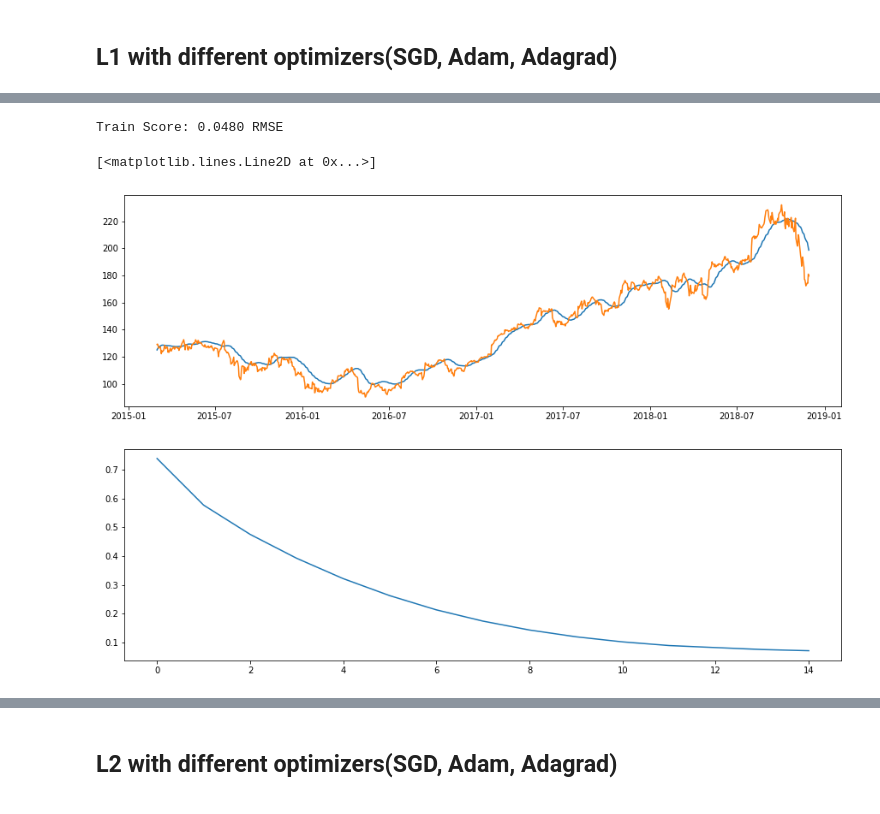
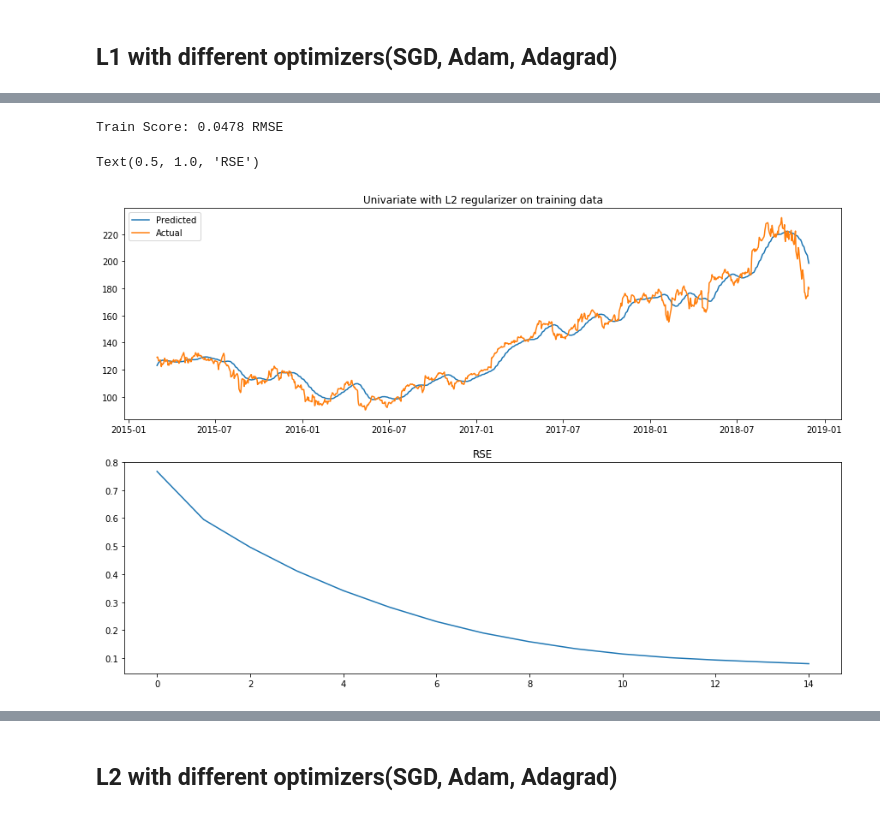
Before and after one commit to Samarmy/CS545TP, a Jupyter notebook: Armstrong-Choudhary-Hua-project.ipynb, the cells around one changed output, grey strips where cells are left out. Drawn from its saved outputs; the diff is of its cells as text; code cells hidden in the pictures.

```diff
--- a/Armstrong-Choudhary-Hua-project.ipynb
+++ b/Armstrong-Choudhary-Hua-project.ipynb
@@ -460,25 +455,28 @@ Train: 0.0652, Test: 0.0707
 # %%
 train_set_prediction = regressor.predict(X_train).reshape(-1, 1)
 
 trainScore_rnn = math.sqrt(mean_squared_error(Y_train,train_set_prediction))
 print('Train Score: %.4f RMSE' % (trainScore_rnn))
 
 train_set_prediction = sc.inverse_transform(train_set_prediction)
 train_set_prediction = pd.DataFrame (train_set_prediction)
 
 train_set_prediction.index = training_set[look_back:].index
 
 plt.figure(figsize=(15, 10))
 plt.subplot(2, 1, 1)
-plt.plot(train_set_prediction)
-plt.plot(training_set[look_back:])
+plt.plot(train_set_prediction, label = "Predicted")
+plt.plot(training_set[look_back:], label = "Actual")
+plt.title("Univariate with L2 regularizer on training data")
+plt.legend()
 
 plt.subplot(2, 1, 2)
 plt.plot(history.history['loss'])
+plt.title("RSE")
 # %% [output]
-Train Score: 0.0480 RMSE
+Train Score: 0.0478 RMSE
-[<matplotlib.lines.Line2D at 0x...>]
+Text(0.5, 1.0, 'RSE')
-[figure, old version]
+[figure, new version]
 # %%
 test_set_predicted = regressor.predict(X_test).reshape(-1, 1)
 
```
Also changed, not shown: parts of 28 cells of this notebook.
